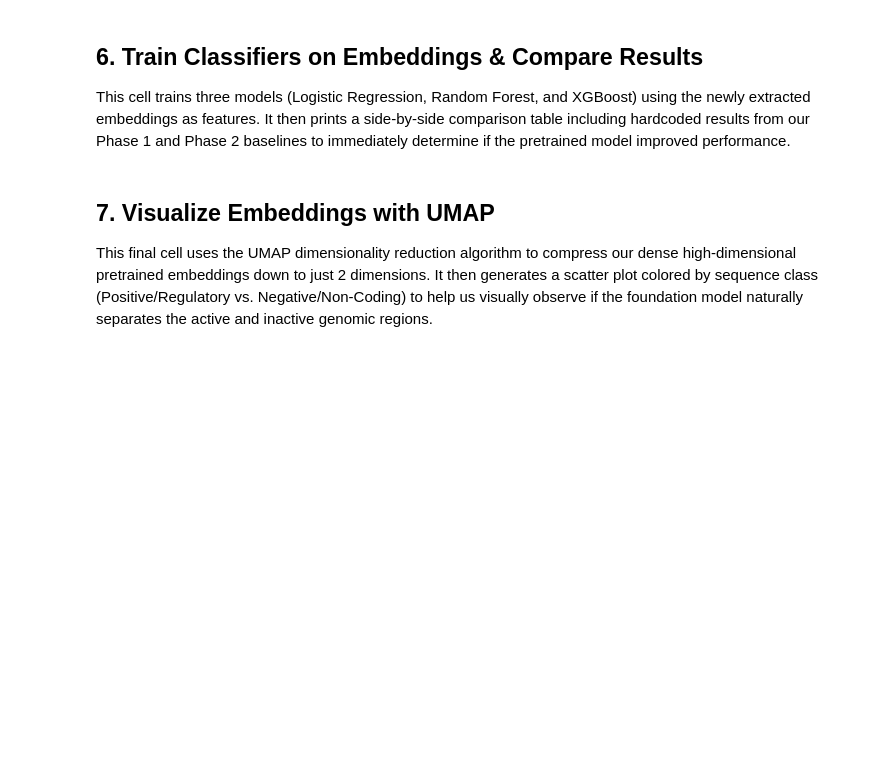
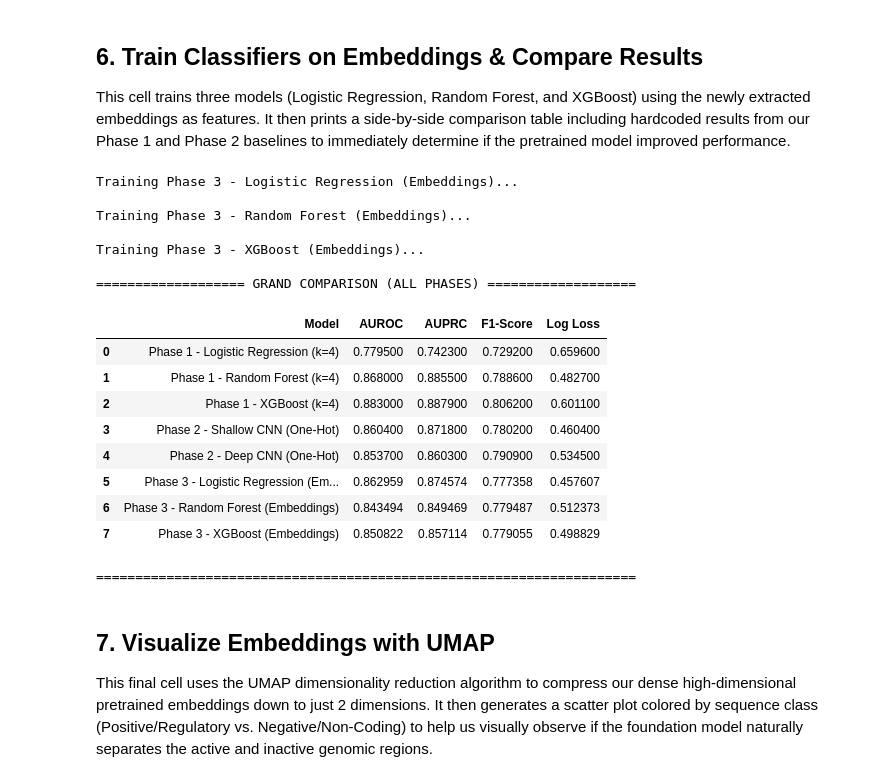
Before and after one commit to PxA-Labs/interpretable-regulatory-genomics, a Jupyter notebook: notebook/phase3_pretrained_embeddings.ipynb, the cells around one changed output. Saved outputs shown, nothing was run; the diff lists cells and outputs as text; code cells hidden in the pictures; blank space fills up the shorter version.

```diff
--- a/notebook/phase3_pretrained_embeddings.ipynb
+++ b/notebook/phase3_pretrained_embeddings.ipynb
@@ -201,7 +261,8 @@ results = []
 for name, model in models.items():
     print(f"\nTraining {name}...")
     start_time = time.time()
-    model.train(X_train_emb, y_train)
+    model.fit(X_train_emb, y_train)
+
     elapsed = time.time() - start_time
 
     # Evaluate
@@ -212,33 +273,51 @@ for name, model in models.items():
     auprc = average_precision_score(y_test, probs)
     f1 = f1_score(y_test, preds)
     loss = log_loss(y_test, probs)
 
     results.append({
         "Model": name,
         "AUROC": auroc,
         "AUPRC": auprc,
         "F1-Score": f1,
         "Log Loss": loss,
     })
 
 results_df = pd.DataFrame(results)
 
 # Hardcoded Baseline Results from Phase 1 and 2 for easy comparison
 baseline_results = [
     {"Model": "Phase 1 - Logistic Regression (k=4)", "AUROC": 0.7795, "AUPRC": 0.7423, "F1-Score": 0.7292, "Log Loss": 0.6596},
     {"Model": "Phase 1 - Random Forest (k=4)", "AUROC": 0.8680, "AUPRC": 0.8855, "F1-Score": 0.7886, "Log Loss": 0.4827},
     {"Model": "Phase 1 - XGBoost (k=4)", "AUROC": 0.8830, "AUPRC": 0.8879, "F1-Score": 0.8062, "Log Loss": 0.6011},
     {"Model": "Phase 2 - Shallow CNN (One-Hot)", "AUROC": 0.8604, "AUPRC": 0.8718, "F1-Score": 0.7802, "Log Loss": 0.4604},
     {"Model": "Phase 2 - Deep CNN (One-Hot)", "AUROC": 0.8537, "AUPRC": 0.8603, "F1-Score": 0.7909, "Log Loss": 0.5345}
 ]
 baseline_df = pd.DataFrame(baseline_results)
 
 # Combine all results
 combined_df = pd.concat([baseline_df, results_df], ignore_index=True)
 
 print("\n=================== GRAND COMPARISON (ALL PHASES) ===================")
 display(combined_df)
 print("=====================================================================\n")
+# %% [output]
+Training Phase 3 - Logistic Regression (Embeddings)...
+
+Training Phase 3 - Random Forest (Embeddings)...
+
+Training Phase 3 - XGBoost (Embeddings)...
+
+=================== GRAND COMPARISON (ALL PHASES) ===================
+|  | Model | AUROC | AUPRC | F1-Score | Log Loss |
+| 0 | Phase 1 - Logistic Regression (k=4) | 0.779500 | 0.742300 | 0.729200 | 0.659600 |
+| 1 | Phase 1 - Random Forest (k=4) | 0.868000 | 0.885500 | 0.788600 | 0.482700 |
+| 2 | Phase 1 - XGBoost (k=4) | 0.883000 | 0.887900 | 0.806200 | 0.601100 |
+| 3 | Phase 2 - Shallow CNN (One-Hot) | 0.860400 | 0.871800 | 0.780200 | 0.460400 |
+| 4 | Phase 2 - Deep CNN (One-Hot) | 0.853700 | 0.860300 | 0.790900 | 0.534500 |
+| 5 | Phase 3 - Logistic Regression (Em... | 0.862959 | 0.874574 | 0.777358 | 0.457607 |
+| 6 | Phase 3 - Random Forest (Embeddings) | 0.843494 | 0.849469 | 0.779487 | 0.512373 |
+| 7 | Phase 3 - XGBoost (Embeddings) | 0.850822 | 0.857114 | 0.779055 | 0.498829 |
+=====================================================================
 # %% [markdown]
 ## 7. Visualize Embeddings with UMAP
 This final cell uses the UMAP dimensionality reduction algorithm to compress our dense high-dimensional pretrained embeddings down to just 2 dimensions. It then generates a scatter plot colored by sequence class (Positive/Regulatory vs. Negative/Non-Coding) to help us visually observe if the foundation model naturally separates the active and inactive genomic regions.
```
Also changed, not shown: parts of 13 cells of this notebook, 13 other files.
